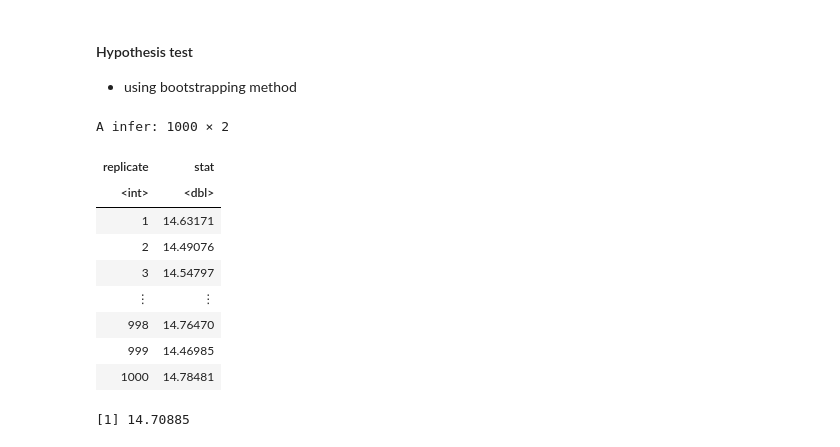
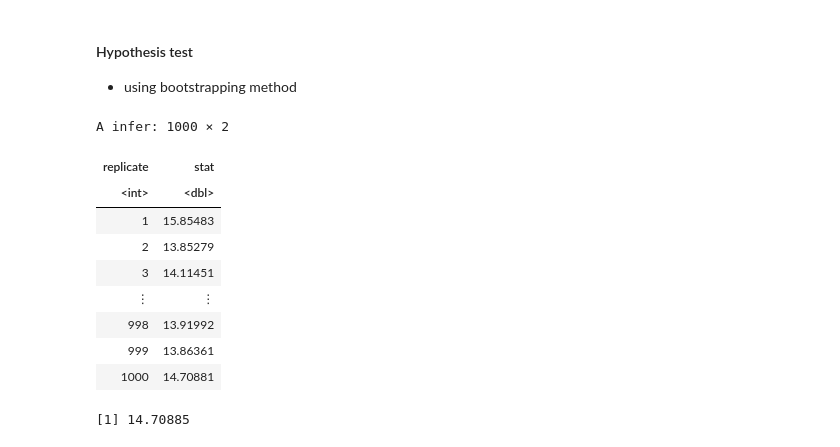
Before and after one commit to agoel25/stat_201_group_11, a Jupyter notebook: Final report.ipynb, the cells around one changed output. Saved outputs shown, nothing was run; the diff lists cells and outputs as text; code cells hidden in the pictures.

Commit message:
modified bootstrapping method and finished the asymptotics method

```diff
--- a/Final report.ipynb
+++ b/Final report.ipynb
@@ -134,22 +131,24 @@ A tibble: 2 × 2
 #### Hypothesis test
 - using bootstrapping method
 # %%
-null_dist <-
+# setting seed to ensure reproducibility
+set.seed(123)
+# take 1000 bootstrap samples and calculate the difference in means for each sample
+bootstrap_dist <-
     suicide_sample %>%
     specify(formula = suicides.100k.pop ~ sex) %>%
-    hypothesize(null = "independence")%>%
     generate(reps = 1000, type = "bootstrap") %>%
-    calculate(stat = "diff in means", order = c("male","female"))
-null_dist
+    calculate(stat = "diff in means", order = c("male", "female"))
+bootstrap_dist
 # %% [output]
 A infer: 1000 × 2
 | replicate | stat |
 | <int> | <dbl> |
-| 1 | 14.63171 |
-| 2 | 14.49076 |
-| 3 | 14.54797 |
+| 1 | 15.85483 |
+| 2 | 13.85279 |
+| 3 | 14.11451 |
 | ⋮ | ⋮ |
-| 998 | 14.76470 |
-| 999 | 14.46985 |
-| 1000 | 14.78481 |
+| 998 | 13.91992 |
+| 999 | 13.86361 |
+| 1000 | 14.70881 |
 # %%
```
Also changed, not shown: parts of 9 cells of this notebook.
